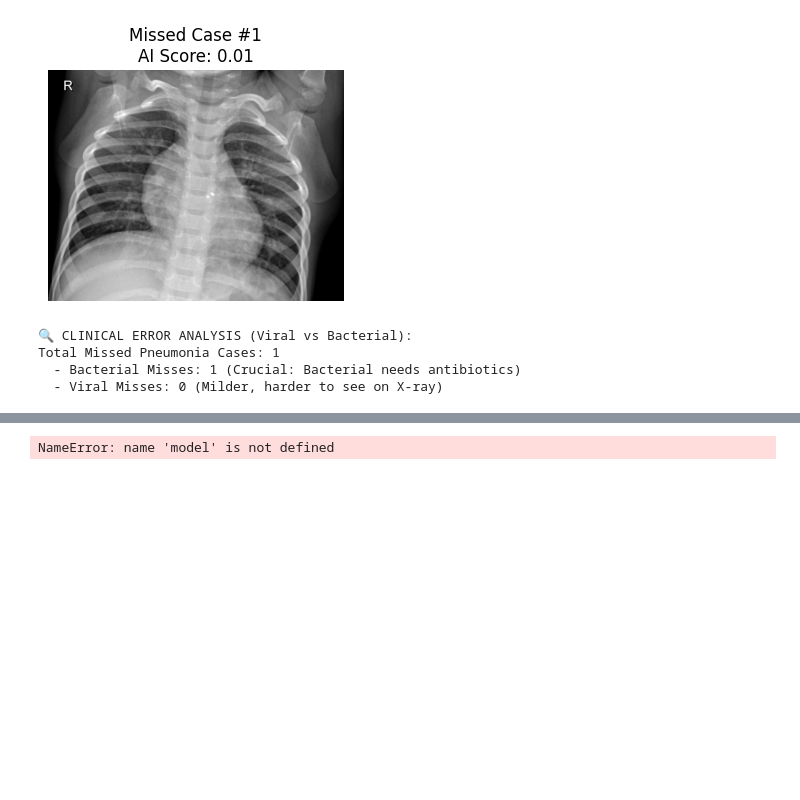
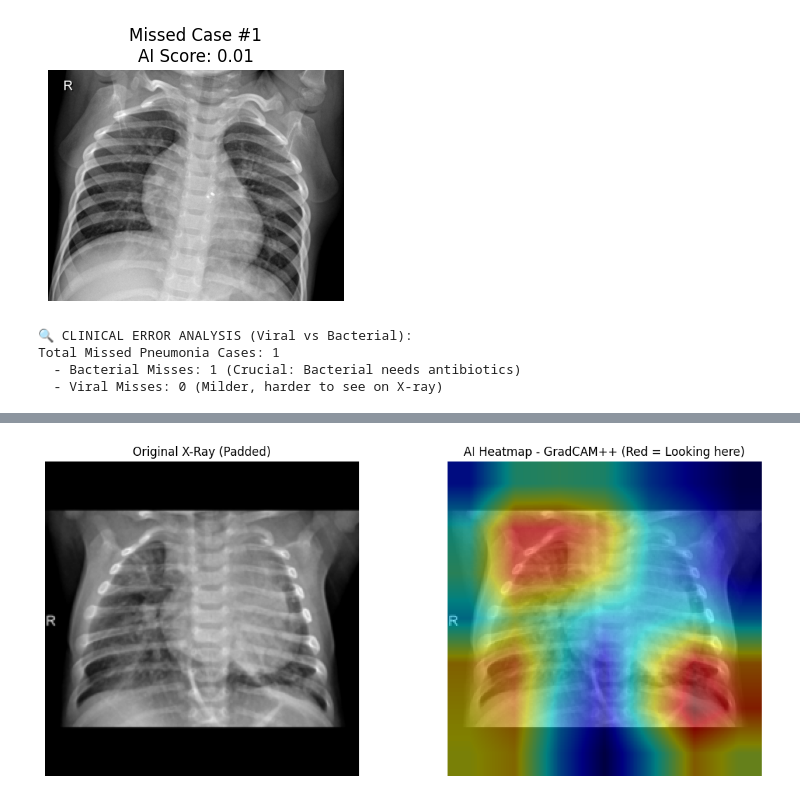
Before and after one commit to night-marionette/Pneumonia-Triage, a Jupyter notebook: 01_model.ipynb, the cells around one changed output, grey strips where cells are left out. Saved outputs shown, nothing was run; the diff lists cells and outputs as text; code cells hidden in the pictures; blank space fills up the shorter version.

```diff
--- a/01_model.ipynb
+++ b/01_model.ipynb
@@ -338,6 +338,18 @@ Total Missed Pneumonia Cases: 1
   - Bacterial Misses: 1 (Crucial: Bacterial needs antibiotics)
   - Viral Misses: 0 (Milder, harder to see on X-ray)
 # %%
+# Safety loader (Fixed)
+import torch
+import torch.nn as nn
+from torchvision import models
+
+device = torch.device("cuda" if torch.cuda.is_available() else "cpu")
+model = models.densenet121(weights=None)
+model.classifier = nn.Linear(model.classifier.in_features, 2)
+model.load_state_dict(torch.load('/content/drive/MyDrive/PneumoniaTriage/densenet121_pneumonia.pth', map_location=device))
+model = model.to(device)
+model.eval()
+
 !pip install grad-cam -q
 import numpy as np
 import matplotlib.pyplot as plt
@@ -388,2 +396,2 @@ plt.show()
-NameError: name 'model' is not defined
+[figure, added]
 # %%
```
Also changed, not shown: parts of 3 cells of this notebook.
